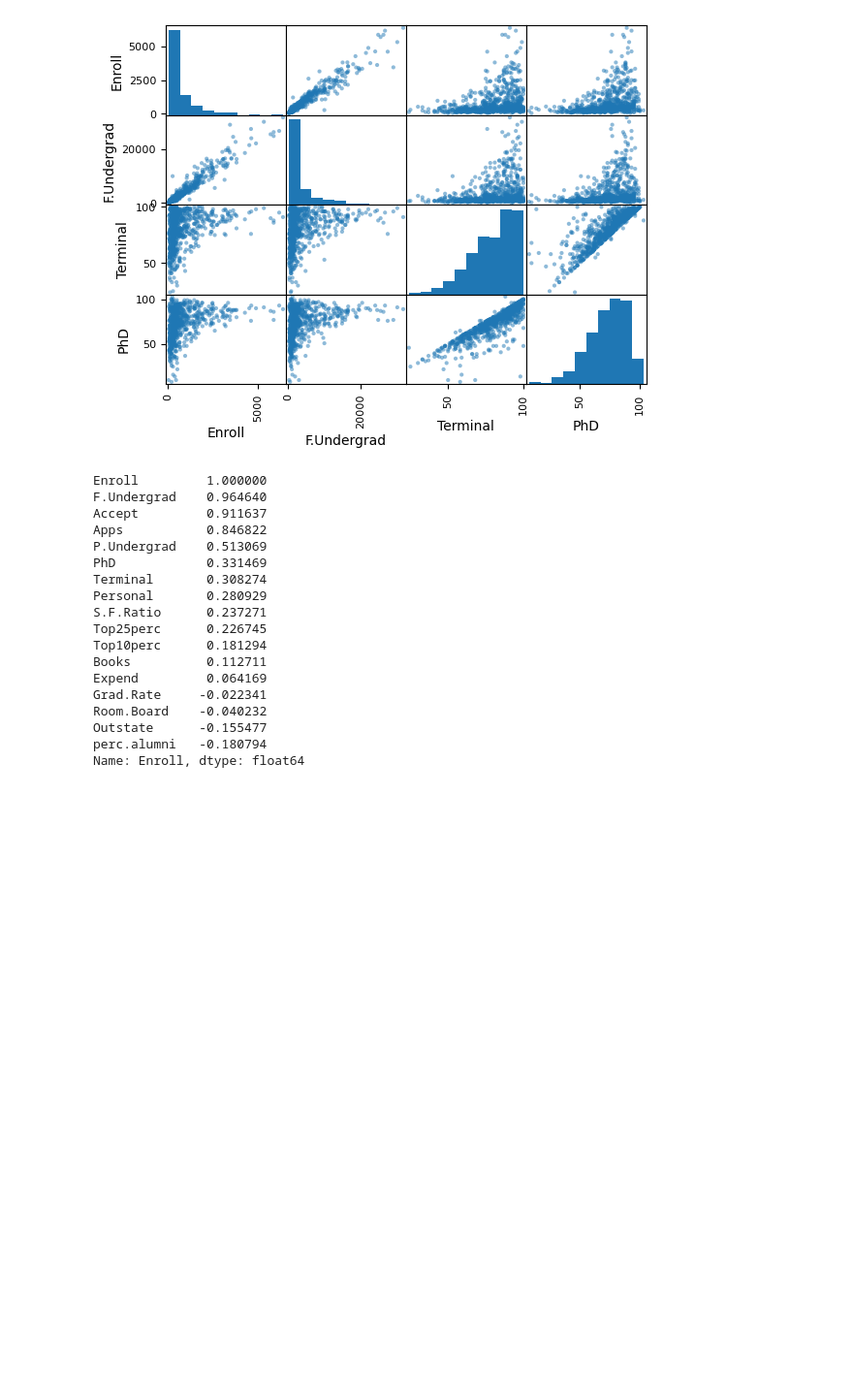
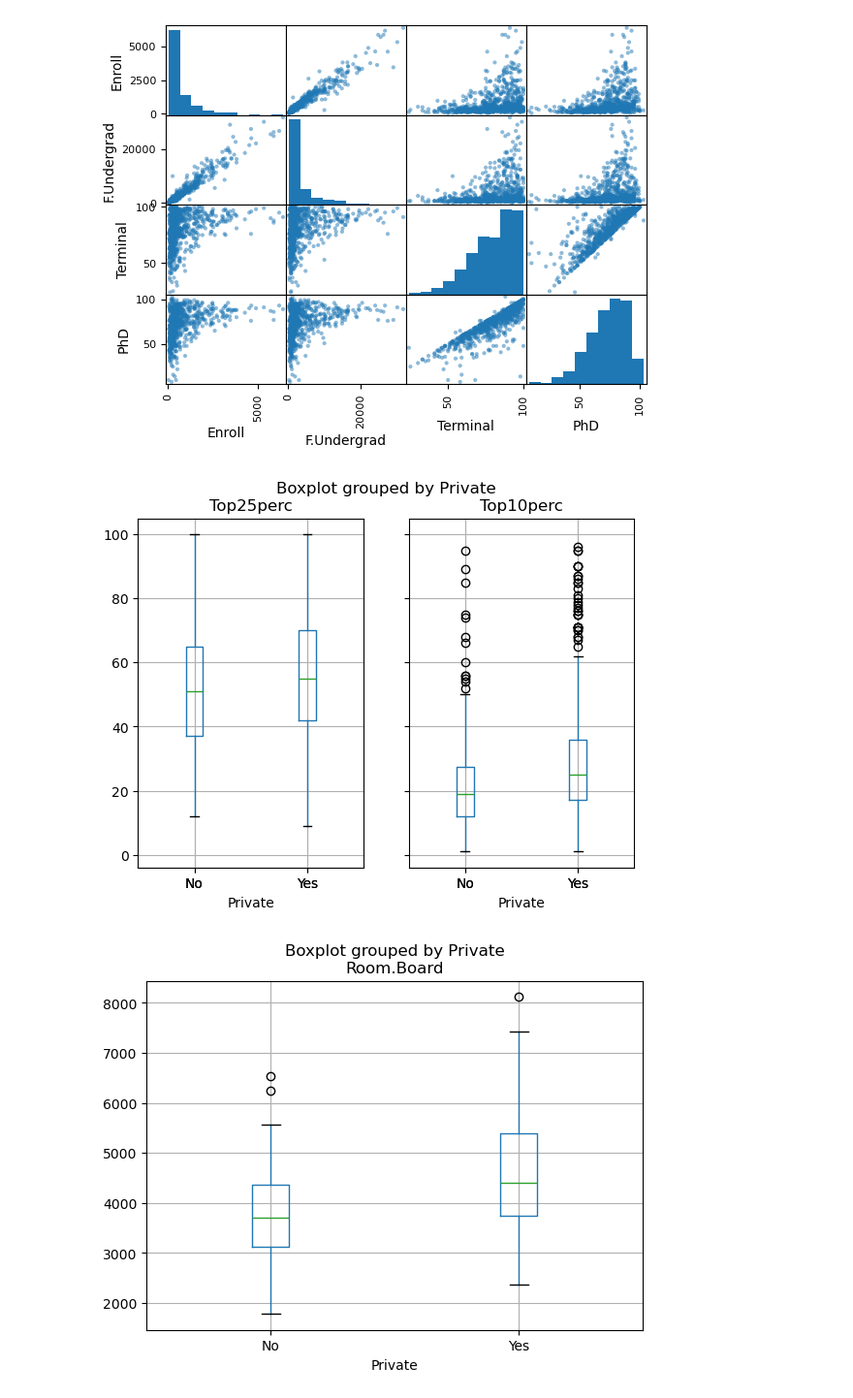
Before and after one commit to machinelearnning/Python-Programmering-Mustafa-Yosufi, a Jupyter notebook: laboration_databehandling/lab4.ipynb, the cells around one changed output. Shown at 97% size. Cells and saved outputs as stored; diff of their text form; code cells hidden in the pictures; blank space fills up the shorter version.

```diff
--- a/laboration_databehandling/lab4.ipynb
+++ b/laboration_databehandling/lab4.ipynb
@@ -76,26 +76,26 @@ array([[<Axes: xlabel='Enroll', ylabel='Enroll'>,
         <Axes: xlabel='Terminal', ylabel='PhD'>,
         <Axes: xlabel='PhD', ylabel='PhD'>]], dtype=object)
 [figure]
-# %%
-numerical = college.select_dtypes(include = "number").corr()
-most_corelation = numerical["Enroll"].sort_values(ascending= False)
-dee
-# %% [output]
-Enroll         1.000000
-F.Undergrad    0.964640
-Accept         0.911637
-Apps           0.846822
-P.Undergrad    0.513069
-PhD            0.331469
-Terminal       0.308274
-Personal       0.280929
-S.F.Ratio      0.237271
-Top25perc      0.226745
-Top10perc      0.181294
-Books          0.112711
-Expend         0.064169
-Grad.Rate     -0.022341
-Room.Board    -0.040232
-Outstate      -0.155477
-perc.alumni   -0.180794
-Name: Enroll, dtype: float64
+# %%
+numerical = college.select_dtypes(include = "number").corr()
+most_corelation = numerical["Enroll"].sort_values(ascending= False)
+# jag ska kolla relation mellan Enroll och p, f.Undergrad och det kom fram att Enroll hade korrelation-
+# - var större mellan Enroll och f.Undergrad och Enroll och p.Undergrad.
+
+college.boxplot(column= ["Top25perc", "Top10perc"] , by = "Private")
+# I denna delen vile jag kolla om de top 10 studenter söker sig mest till privata eller ofentliga skolor
+# - samt undersöka om det är något skillnad när det gäller dem top 25 stundenter.
+# Det visade sig att de top 10 elever söker sig mest till privata skolor.
+# Däremot de top 25 elever söker sig nästan lika många till privata som den ofentliga skolor.
+
+costs = ["Room.Board", "Books", "Personal"]
+for x in costs:
+    college.boxplot(column= [x] , by = "Private")
+
+# I denna delen vile jag kolla upp hur kostnaderna ser ut mellan olika skolar.
+# Det fram kom att kostnaderna var nästa lika mycker när det gäller bok kostnader men personal kostnaden-
+#- var mindre i privata än the ofentliga.
+# Rum och bord kostnader hade den ofentliga mera kostnad än den privata.
+# %% [output]
+[figure, added]
+[figure, added]
```
Also changed, not shown: parts of 1 cell of this notebook.
